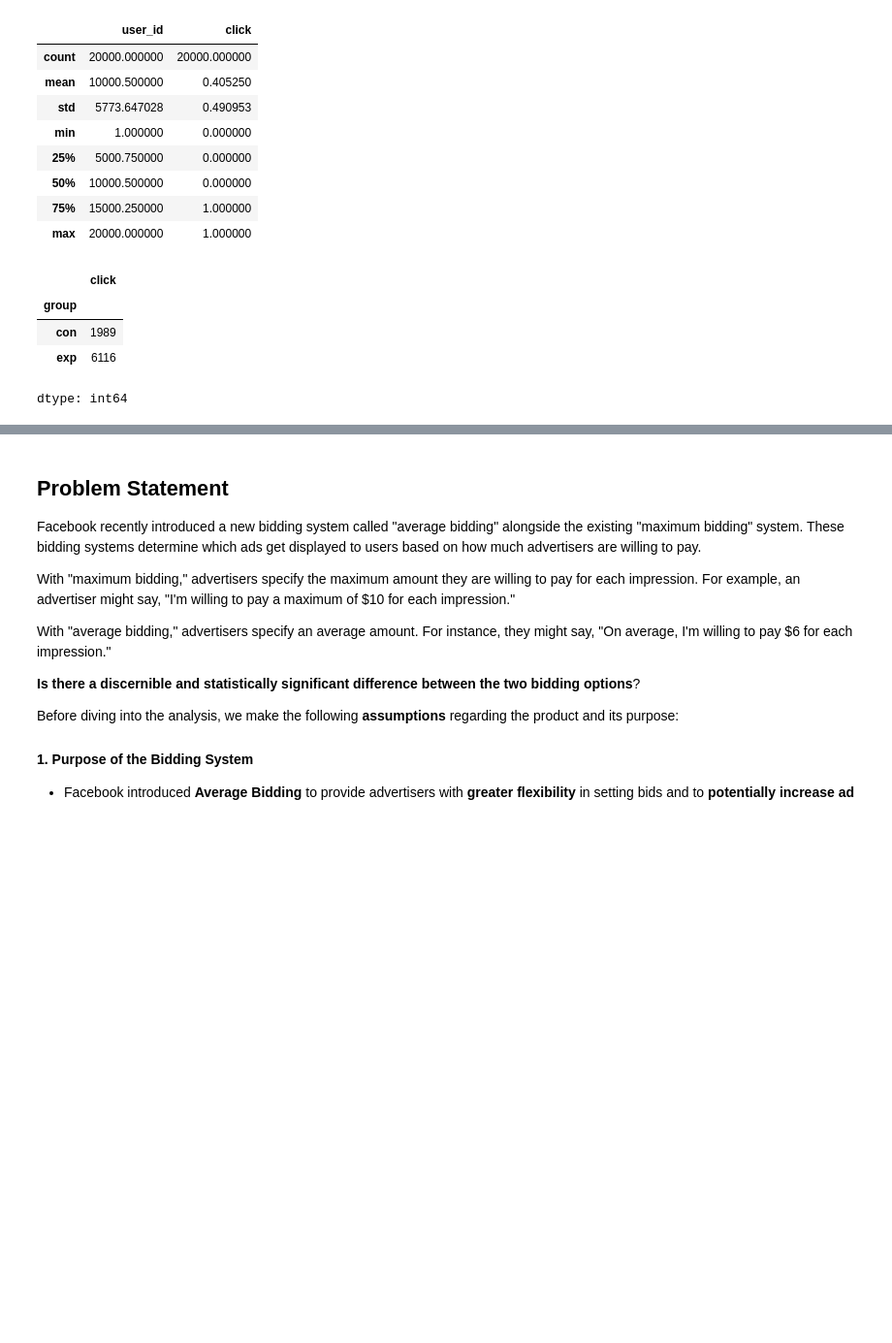
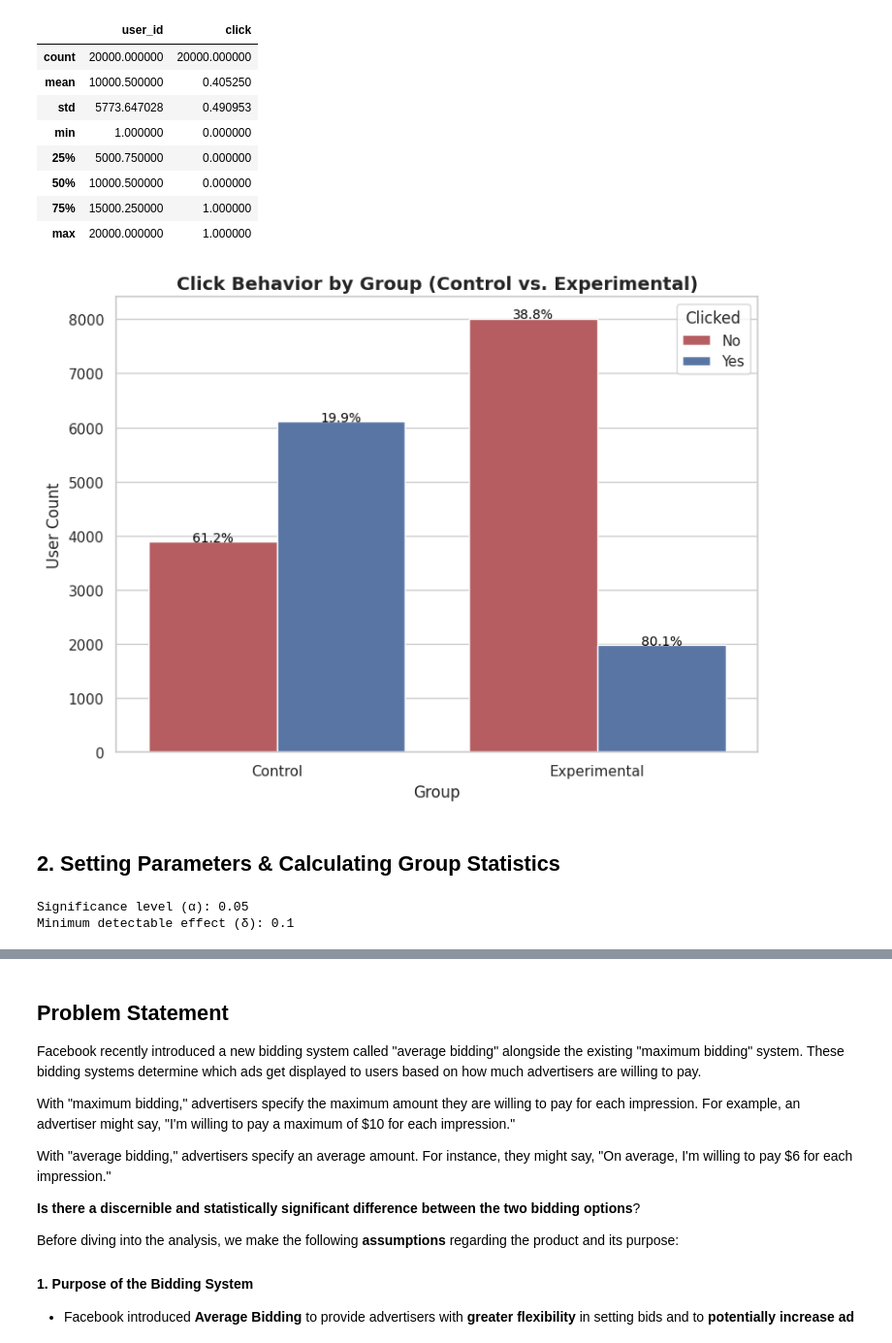
Before and after one commit to nee1k/ab_testing, a Jupyter notebook: Social_Media_A_B_Testing.ipynb, the cells around one changed output, grey strips where cells are left out. Shown at 97% size. Cells and saved outputs as stored; diff of their text form; code cells hidden in the pictures; blank space fills up the shorter version.

```diff
--- a/Social_Media_A_B_Testing.ipynb
+++ b/Social_Media_A_B_Testing.ipynb
@@ -31,11 +33,68 @@ display(df.describe())
 | 50% | 10000.500000 | 0.000000 |
 | 75% | 15000.250000 | 1.000000 |
 | max | 20000.000000 | 1.000000 |
-# %%
-display(df.groupby("group")["click"].sum("click"))
-# %% [output]
-|  | click |
-| group |  |
-| con | 1989 |
-| exp | 6116 |
-dtype: int64
+# %%
+import matplotlib.pyplot as plt
+import seaborn as sns
+
+# Set a clean style
+sns.set(style='whitegrid')
+
+# Create figure and axis
+plt.figure(figsize=(8, 6))
+ax = sns.countplot(
+    data=df,
+    x='group',
+    hue='click',
+    palette={0: '#C44E52', 1: '#4C72B0'}
+)
+
+# Set titles and labels
+plt.title('Click Behavior by Group (Control vs. Experimental)', fontsize=14, weight='bold')
+plt.xlabel('Group', fontsize=12)
+plt.ylabel('User Count', fontsize=12)
+plt.xticks([0, 1], ['Control', 'Experimental'])
+plt.legend(title='Clicked', labels=['No', 'Yes'])
+
+# Add gridlines
+ax.yaxis.grid(True)
+ax.set_axisbelow(True)
+
+# Compute total counts per group for percentage calculations
+total_counts = df.groupby('group')['user_id'].count()
+
+# Annotate bars with percentages
+group_labels = df['group'].unique()
+click_labels = df['click'].unique()
+
+bar_index = 0
+for group in group_labels:
+    group_df = df[df['group'] == group]
+    group_total = len(group_df)
+
+    for click_val in click_labels:
+        count = len(group_df[group_df['click'] == click_val])
+        percentage = (count / group_total) * 100 if group_total > 0 else 0
+
+        bar = ax.patches[bar_index]
+        ax.annotate(f"{percentage:.1f}%",
+                    (bar.get_x() + bar.get_width() / 2, bar.get_height() + 2),
+                    ha='center', fontsize=10, color='black')
+        bar_index += 1
+
+plt.tight_layout()
+plt.show()
+# %% [output]
+[figure, added]
+# %% [markdown]
+## 2. Setting Parameters & Calculating Group Statistics
+# %%
+# Set and display significance level and minimum detectable effect
+alpha = 0.05
+delta = 0.1
+
+print("Significance level (α):", alpha)
+print("Minimum detectable effect (δ):", delta)
+# %% [output]
+Significance level (α): 0.05
+Minimum detectable effect (δ): 0.1
```
Also changed, not shown: parts of 12 cells of this notebook.
